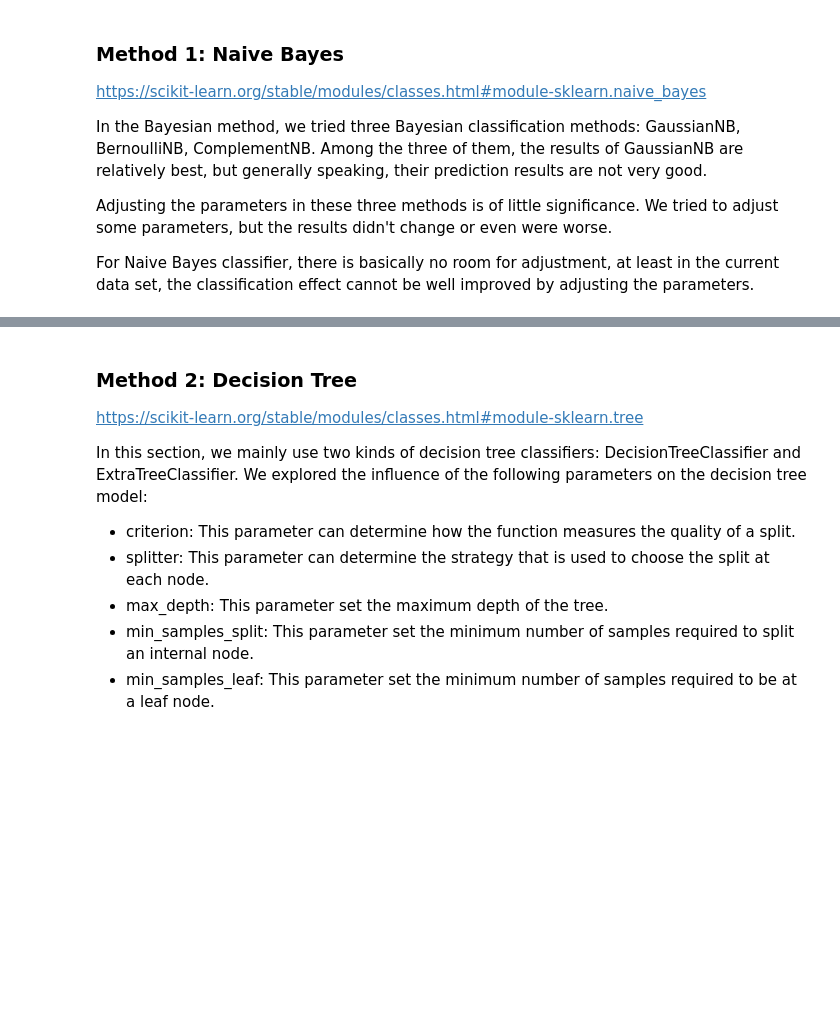
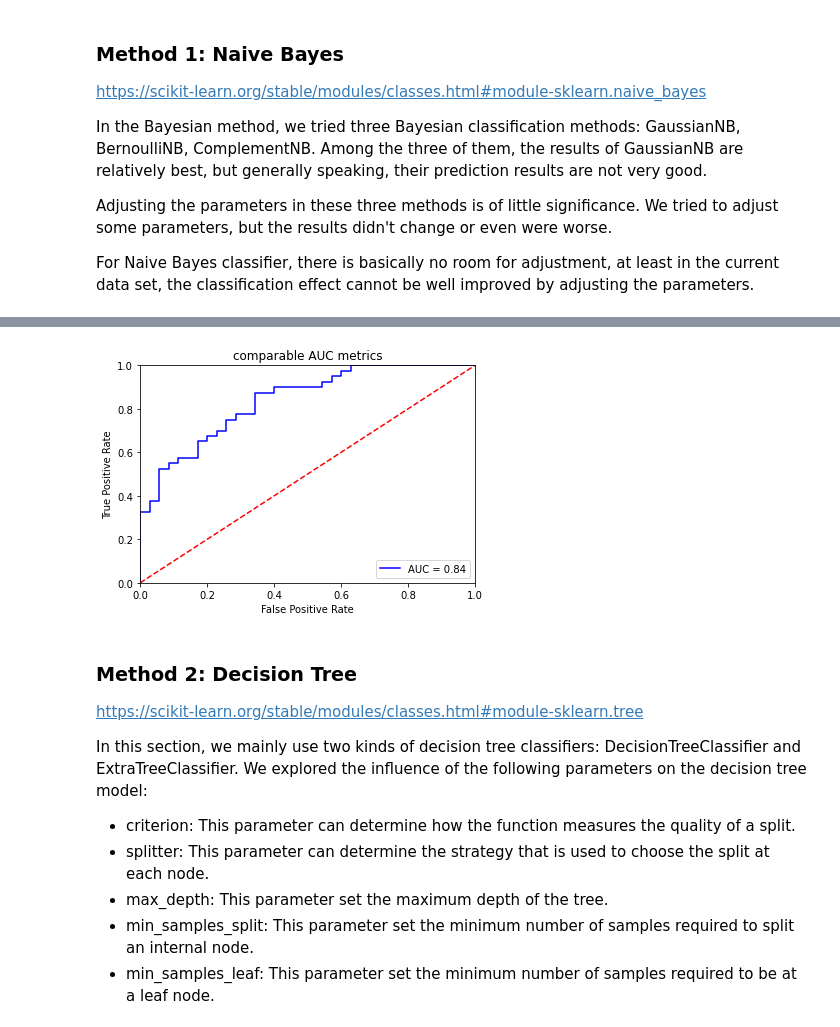
Before and after one commit to QishengL/DS_StrokeDetection, a Jupyter notebook: sklearn_hyperparameter.ipynb, the cells around one changed output, grey strips where cells are left out. Drawn from its saved outputs; the diff is of its cells as text; code cells hidden in the pictures; blank space fills up the shorter version.

Commit message:
Update sklearn_hyperparameter.ipynb
Added AUC graph

```diff
--- a/sklearn_hyperparameter.ipynb
+++ b/sklearn_hyperparameter.ipynb
@@ -249,3 +249,8 @@ Test Score: 0.6382978723404256
+# %%
+#AUC With K-FOLDER
+plot_AUC_RES(model_gnb)
+# %% [output]
+[figure, added]
 # %% [markdown]
 ### Method 2: Decision Tree
 [https://scikit-learn.org/stable/modules/classes.html#module-sklearn.tree](https://scikit-learn.org/stable/modules/classes.html#module-sklearn.tree)
```
Also changed, not shown: parts of 20 cells of this notebook.
